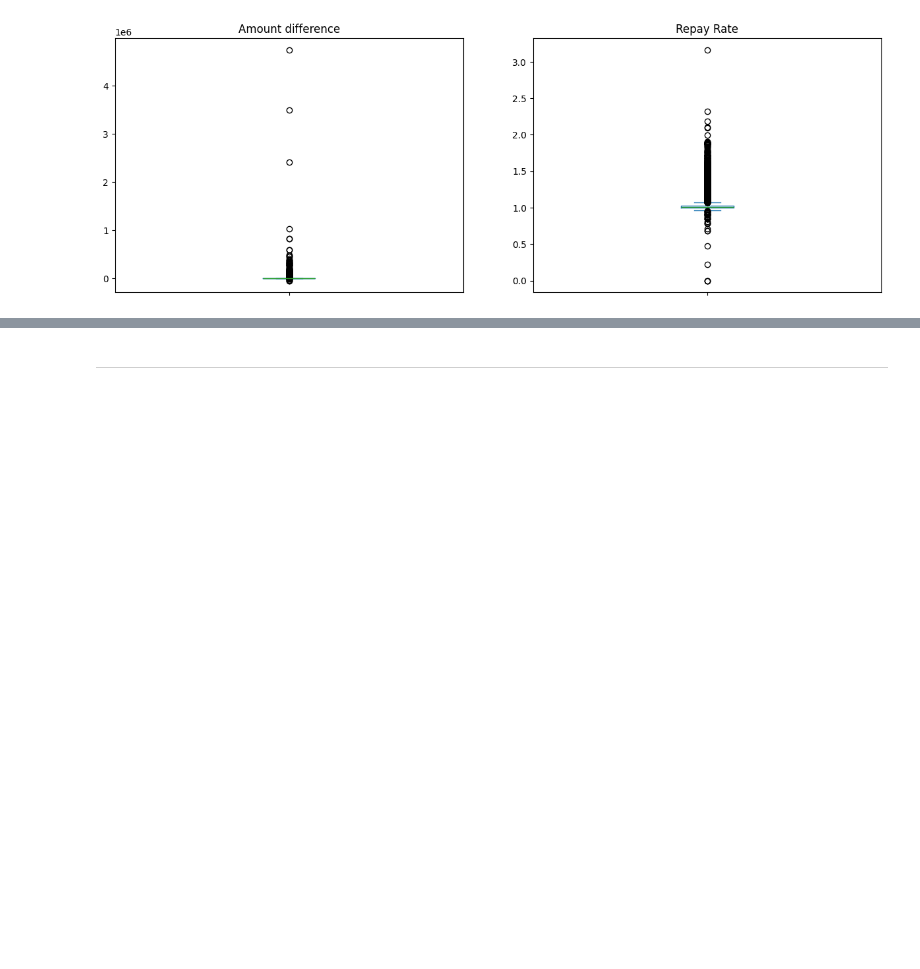
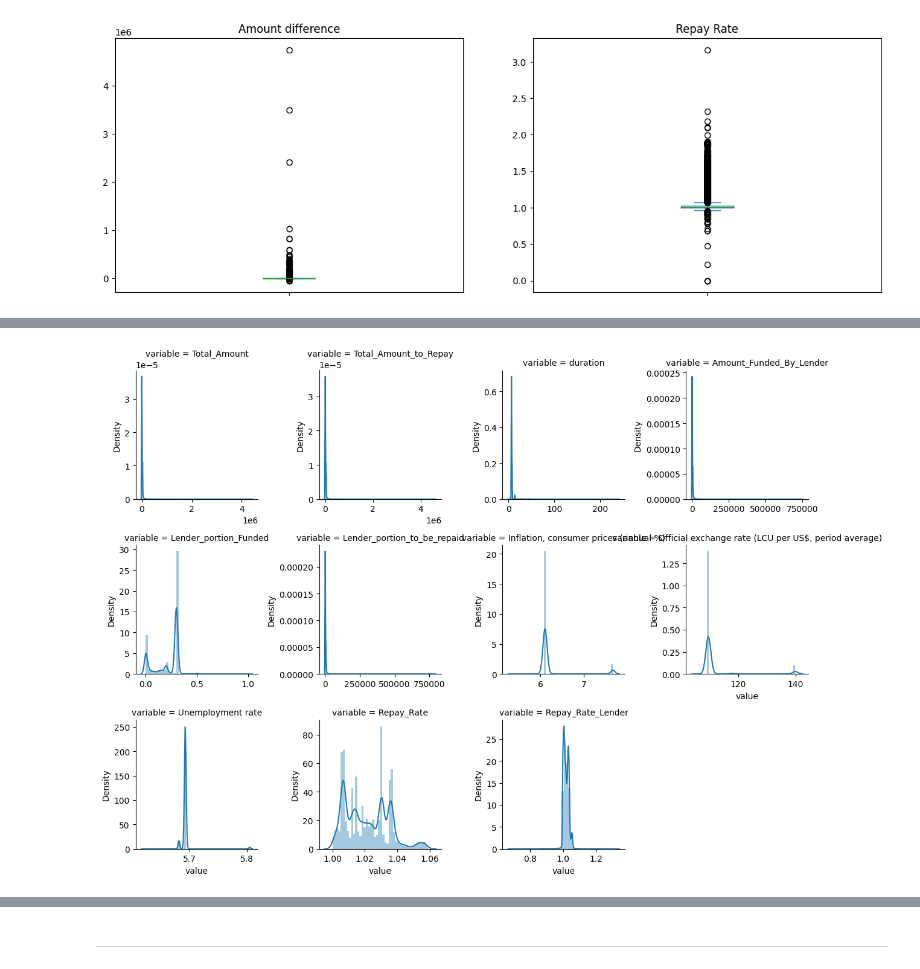
Before and after one commit to Toavina00/Zindi-credit-scoring, a Jupyter notebook: credit-scoring-EDA.ipynb, the cells around one changed output, grey strips where cells are left out. Cells and saved outputs as stored; diff of their text form; code cells hidden in the pictures; blank space fills up the shorter version.

```diff
--- a/credit-scoring-EDA.ipynb
+++ b/credit-scoring-EDA.ipynb
@@ -405,0 +408,35 @@ When looking at the repay rate we observe some loans where the amount to be repa
+# %%
+df = train.copy()
+
+df['duration'] = df['duration'].astype(np.float64)
+
+df_ind = indicator.dropna()
+
+ind_dict = {}
+country = df_ind["Country"].unique()
+years = {k: int(k[2:])+1 for k in df_ind.columns[2:]}
+ind_list = []
+
+for ind in df_ind["Indicator"].unique():
+    if df_ind[df_ind["Indicator"] == ind].shape[0] == len(country):
+        ind_list.append(ind)
+
+for country in df_ind["Country"].unique():
+    ind_dict[country] = {}
+    for ind in ind_list:
+        ind_dict[country][ind] = {}
+        for k, v in years.items():
+            ind_dict[country][ind][v] = df_ind[(df_ind["Country"] == country) & (df_ind["Indicator"] == ind)][k].values[0]
+
+df['disbursement_year'] = pd.to_datetime(df['disbursement_date']).dt.year
+
+for ind in ind_list:
+    df[ind] = df.apply(lambda row: ind_dict[row['country_id']][ind][row['disbursement_year']], axis=1)
+
+df["Repay_Rate"] = (df["Total_Amount_to_Repay"] + 1) / (df["Total_Amount"] + 1)
+df["Repay_Rate_Lender"] = (df["Lender_portion_to_be_repaid"] + 1) / (df["Amount_Funded_By_Lender"] + 1)
+
+lower, upper = df["Repay_Rate"].quantile([0.05, 0.95])
+df = df[(df["Repay_Rate"] > lower) & (df["Repay_Rate"] < upper)]
+
+df.select_dtypes(include=np.float64).describe()
@@ -405,0 +453,7 @@ When looking at the repay rate we observe some loans where the amount to be repa
+# %%
+g = sns.FacetGrid(pd.melt(df.select_dtypes(include=np.float64)), col="variable", col_wrap=4, sharex=False, sharey=False)
+g.map(sns.distplot, "value")
+
+plt.show()
+# %% [output]
+[figure, added]
```
Also changed, not shown: parts of 6 cells of this notebook.
